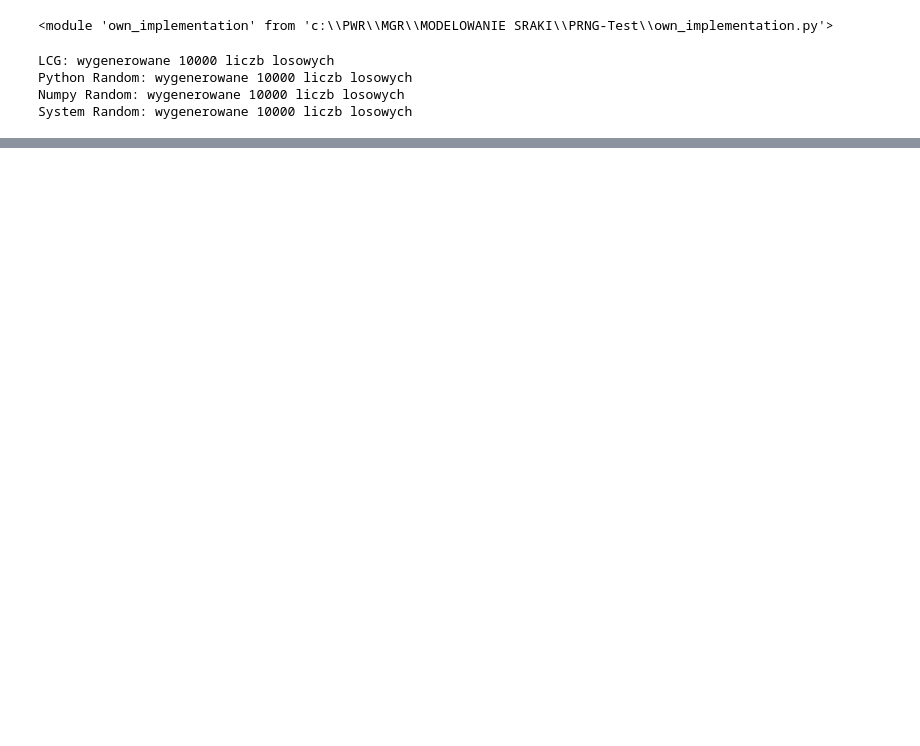
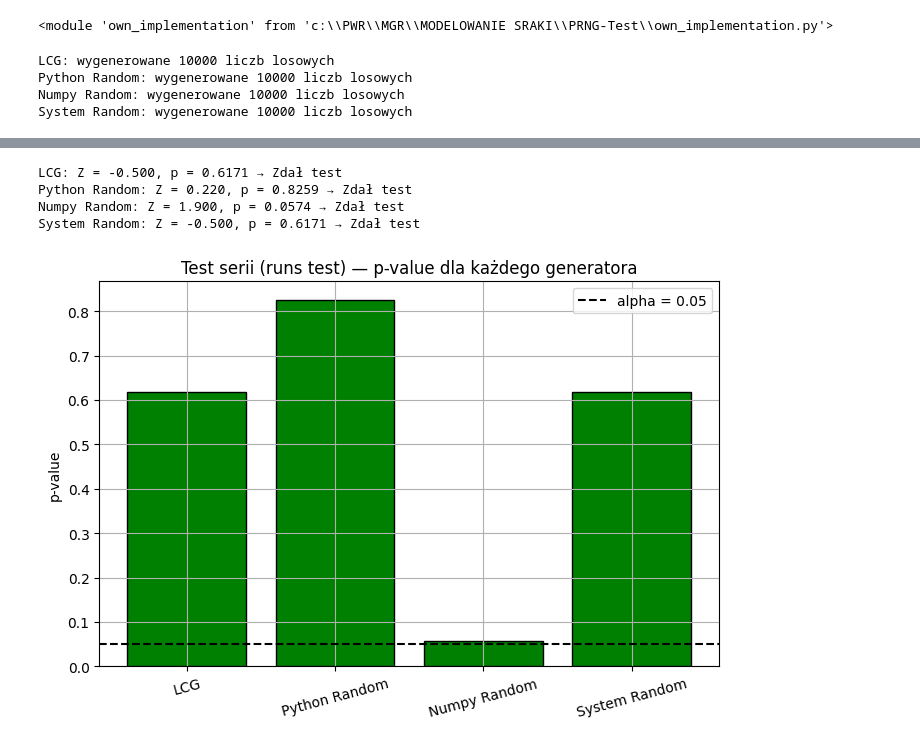
Before and after one commit to SzymonKielich/PRNG-Test, a Jupyter notebook: projekt.ipynb, the cells around one changed output, grey strips where cells are left out. Cells and saved outputs as stored; diff of their text form; code cells hidden in the pictures; blank space fills up the shorter version.

Commit message:
Runs test naprawiony i przeprowadzony

```diff
--- a/projekt.ipynb
+++ b/projekt.ipynb
@@ -187,0 +209,30 @@ for name, data in data_samples.items():
+# %%
+alpha = 0.05
+
+results = {}
+
+for name, data in data_samples.items():
+    z_stat, p_val = runs_test(data)
+    result = "Zdał test" if p_val > alpha else "Nie zdał testu"
+    results[name] = {"z": z_stat, "p": p_val, "result": result}
+    print(f"{name}: Z = {z_stat:.3f}, p = {p_val:.4f} → {result}")
+
+names = list(results.keys())
+pvals = [results[n]["p"] for n in names]
+colors = ["green" if results[n]["p"] > alpha else "red" for n in names]
+
+plt.figure(figsize=(8, 5))
+plt.bar(names, pvals, color=colors, edgecolor='black')
+plt.axhline(alpha, color='black', linestyle='--', label=f'alpha = {alpha}')
+plt.title("Test serii (runs test) — p-value dla każdego generatora")
+plt.ylabel("p-value")
+plt.xticks(rotation=15)
+plt.legend()
+plt.grid(True)
+plt.show()
+# %% [output]
+LCG: Z = -0.500, p = 0.6171 → Zdał test
+Python Random: Z = 0.220, p = 0.8259 → Zdał test
+Numpy Random: Z = 1.900, p = 0.0574 → Zdał test
+System Random: Z = -0.500, p = 0.6171 → Zdał test
+[figure, added]
```
Also changed, not shown: parts of 7 cells of this notebook, 1 other file.
